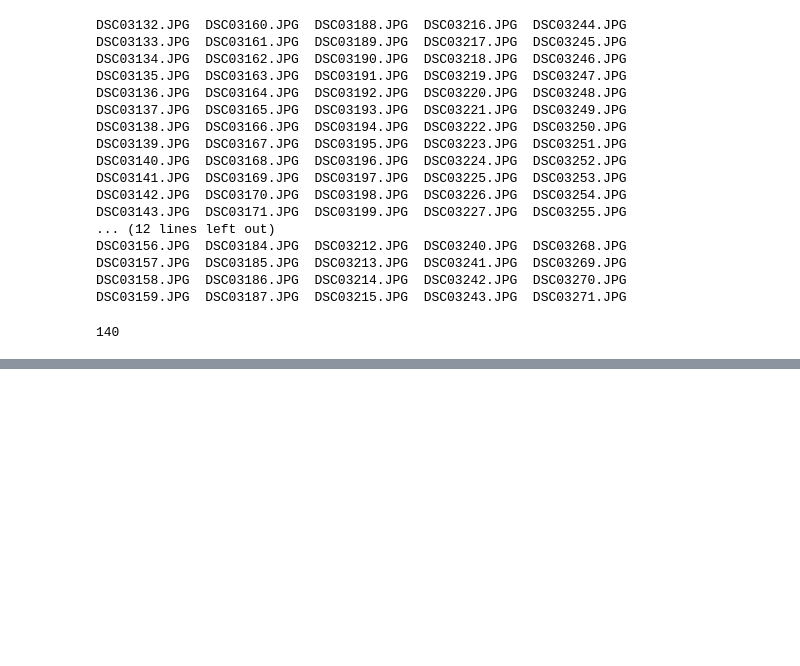
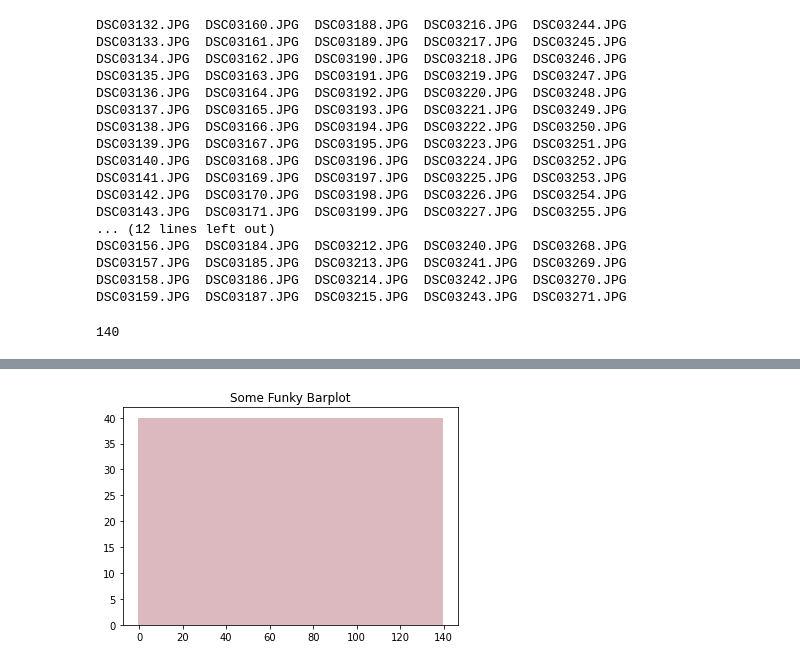
Before and after one commit to Chrissi2207/Chrissi2207, a Jupyter notebook: kalibrierung-babinet.ipynb, the cells around one changed output, grey strips where cells are left out. Cells and saved outputs as stored; diff of their text form; code cells hidden in the pictures; blank space fills up the shorter version.

```diff
--- a/kalibrierung-babinet.ipynb
+++ b/kalibrierung-babinet.ipynb
@@ -128,3 +115,12 @@ for i in range(140):
+# %%
+# Plot
+height, width = 40, 1
+NSAMPLES = 140
+plt.bar(np.arange(NSAMPLES), height, width, color=rgb_pixel_values.reshape(-1,3))
+plt.title("Some Funky Barplot")
+plt.show()
+# %% [output]
+[figure, added]
 # %%
 #Plot erstellen - Überprüfung, ob Farben richtig ausgelesen wurden
 from matplotlib import colors
```
Also changed, not shown: parts of 3 cells of this notebook.
